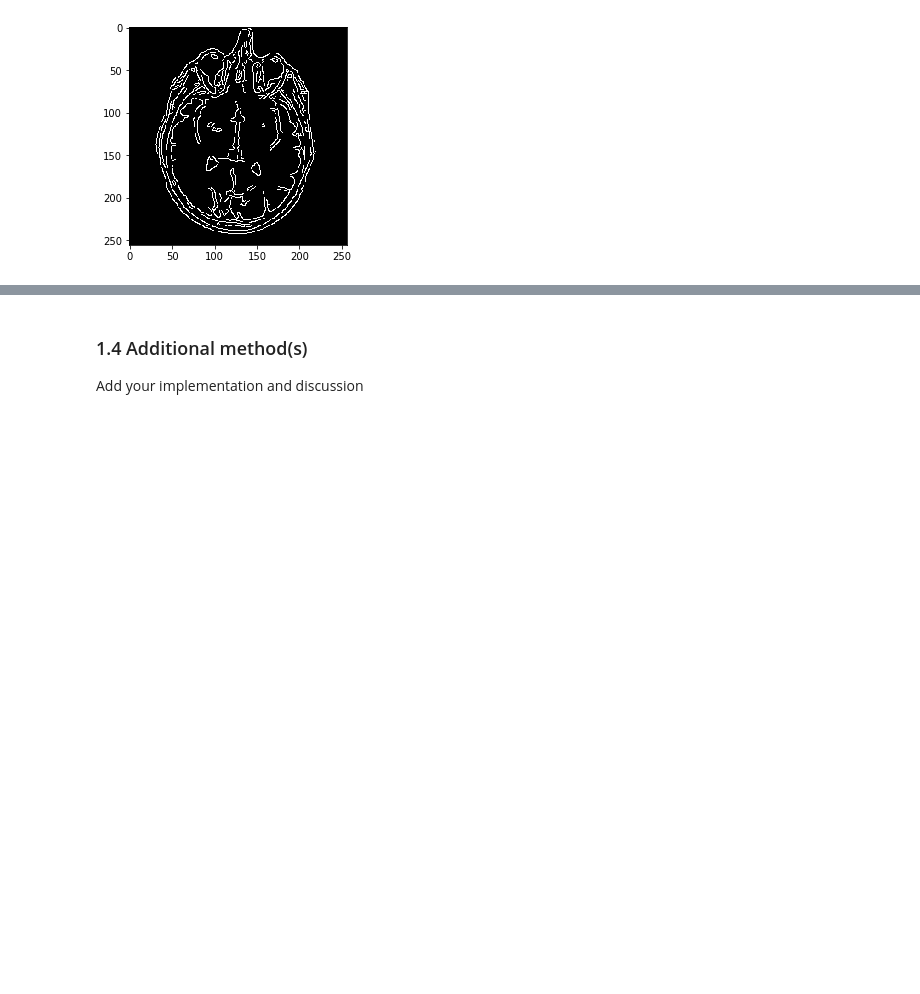
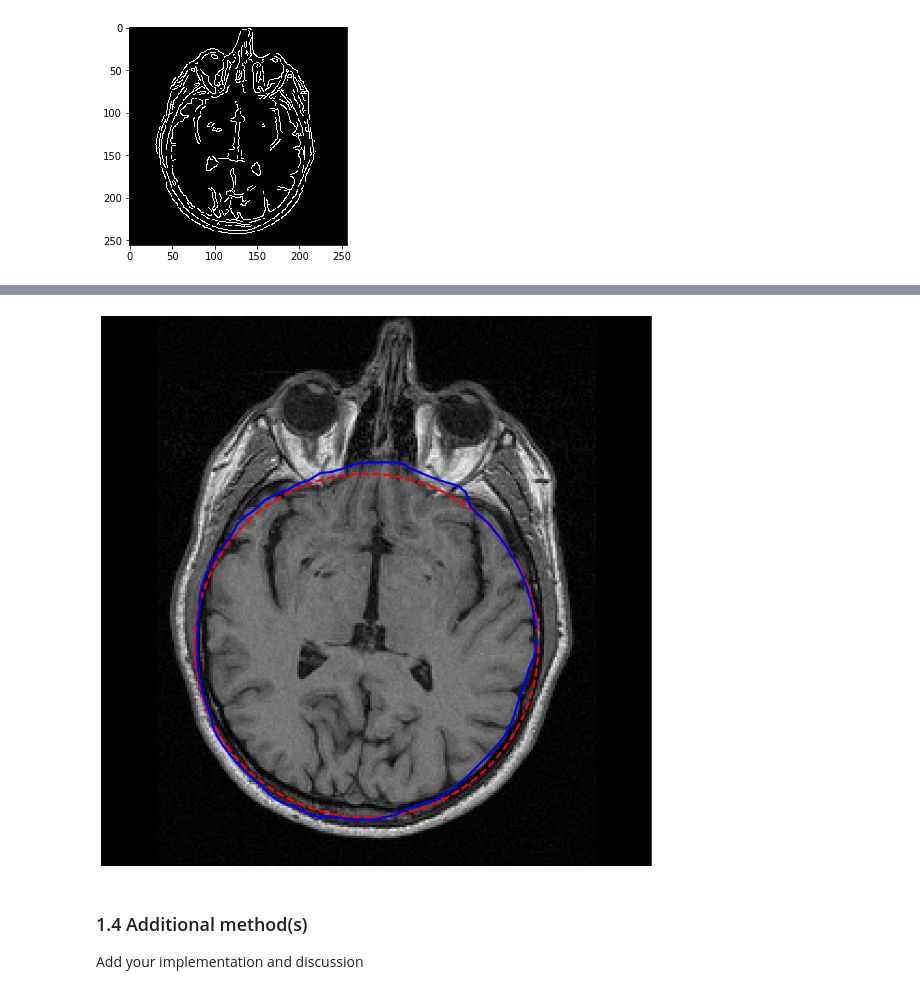
Before and after one commit to Jiang15/Image_analysis_and_pattern-recognition, a Jupyter notebook: Lab 1/lab_01_segmentation.ipynb, the cells around one changed output, grey strips where cells are left out. Drawn from its saved outputs; the diff is of its cells as text; code cells hidden in the pictures; blank space fills up the shorter version.

```diff
--- a/Lab 1/lab_01_segmentation.ipynb
+++ b/Lab 1/lab_01_segmentation.ipynb
@@ -183,3 +207,12 @@ plt.show()
+# %%
+snake = skimage.segmentation.active_contour(brain_im, points, alpha=0.002, beta=1, gamma=0.001)
+fig, ax = image_show(brain_im)
+ax.plot(points[:, 0], points[:, 1], '--r', lw=3)
+ax.plot(snake[:, 0], snake[:, 1], '-b', lw=3);
+
+# todo detect params alpha, beta, gamma
+# %% [output]
+[figure, added]
 # %% [markdown]
 ### 1.4 Additional method(s)
 Add your implementation and discussion
```
Also changed, not shown: parts of 8 cells of this notebook.
